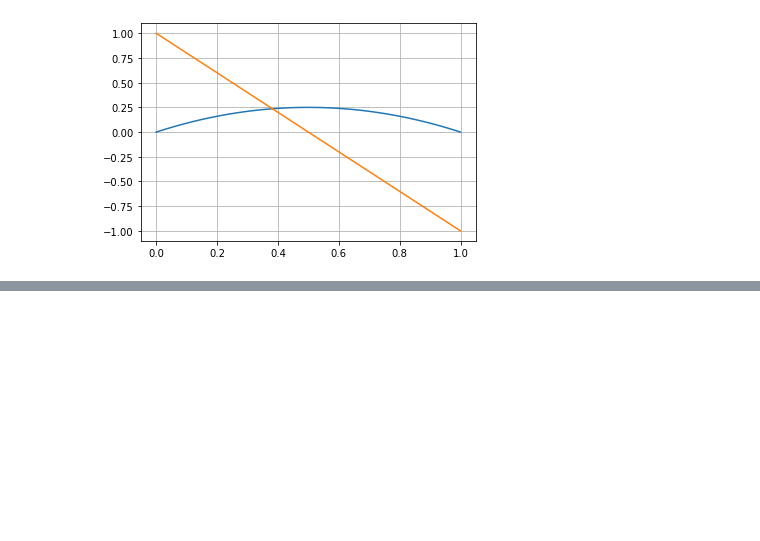
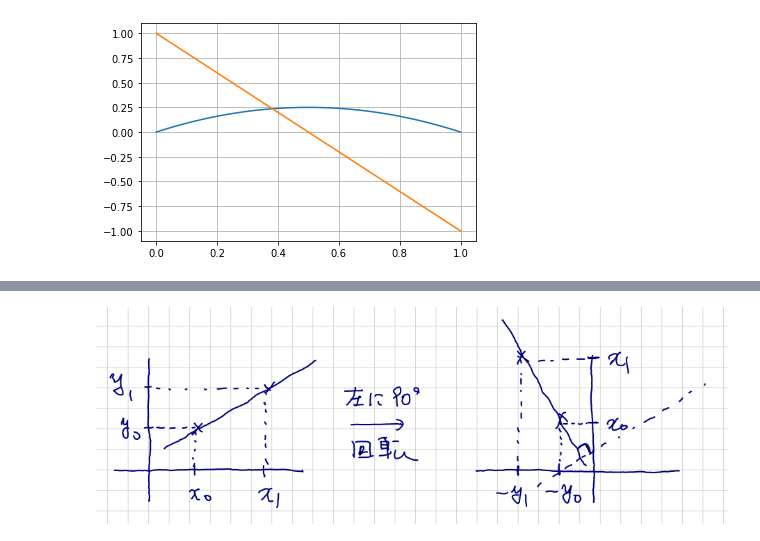
Before and after one commit to todo-group/math-examples, a Jupyter notebook: python/1-1_ElementaryFunction.ipynb, the cells around one changed output, grey strips where cells are left out. Cells and saved outputs as stored; diff of their text form; code cells hidden in the pictures; blank space fills up the shorter version.

```diff
--- a/python/1-1_Derivative.ipynb
+++ b/python/1-1_ElementaryFunction.ipynb
@@ -194,0 +264,4 @@ pyplot.grid(which="major")
+# %%
+Image('fig-1-1-3.png')
+# %% [output]
+[figure, added]
```
Also changed, not shown: parts of 20 cells of this notebook, 11 other files.
